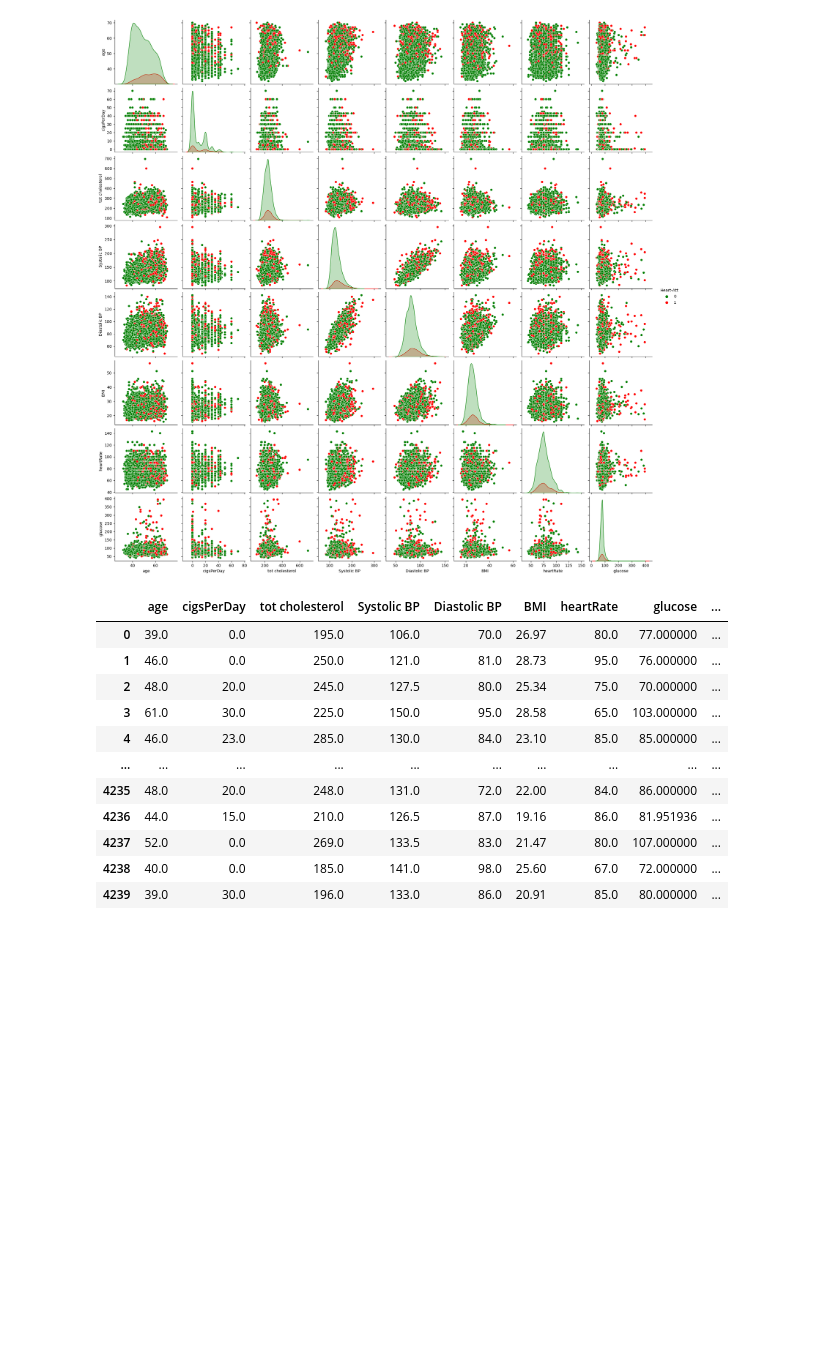
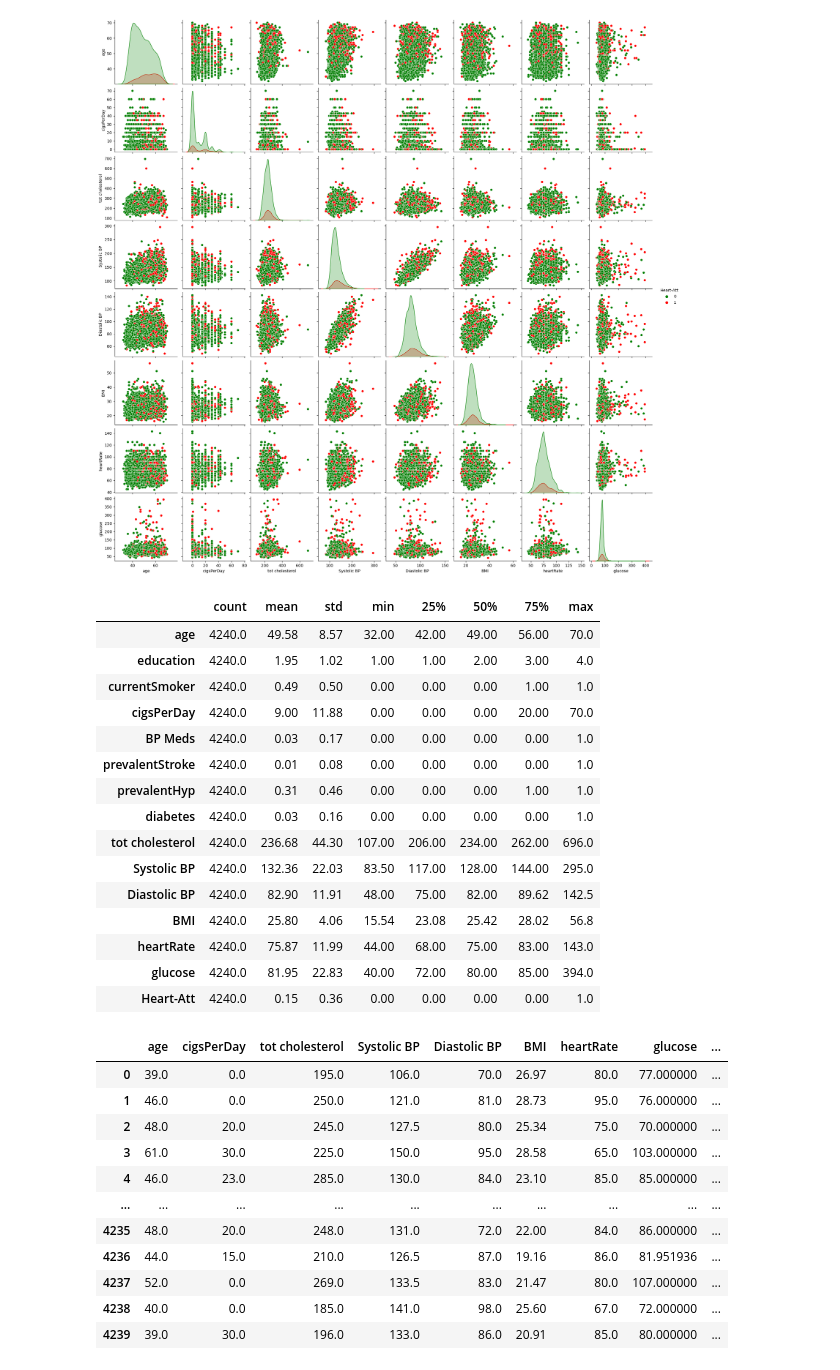
Before and after one commit to Harsh-bharwani/AI, a Jupyter notebook: Self Practice.ipynb, the cells around one changed output. Cells and saved outputs as stored; diff of their text form; code cells hidden in the pictures; blank space fills up the shorter version.

```diff
--- a/Self Practice.ipynb
+++ b/Self Practice.ipynb
@@ -319,6 +355,25 @@ sns.pairplot(df[num+['Heart-Att']],hue="Heart-Att", palette=["Green", "Red"])
 # %% [output]
 <seaborn.axisgrid.PairGrid at 0x...>
 [figure]
+# %%
+round(df.describe().T, 2)
+# %% [output]
+|  | count | mean | std | min | 25% | 50% | 75% | max |
+| age | 4240.0 | 49.58 | 8.57 | 32.00 | 42.00 | 49.00 | 56.00 | 70.0 |
+| education | 4240.0 | 1.95 | 1.02 | 1.00 | 1.00 | 2.00 | 3.00 | 4.0 |
+| currentSmoker | 4240.0 | 0.49 | 0.50 | 0.00 | 0.00 | 0.00 | 1.00 | 1.0 |
+| cigsPerDay | 4240.0 | 9.00 | 11.88 | 0.00 | 0.00 | 0.00 | 20.00 | 70.0 |
+| BP Meds | 4240.0 | 0.03 | 0.17 | 0.00 | 0.00 | 0.00 | 0.00 | 1.0 |
+| prevalentStroke | 4240.0 | 0.01 | 0.08 | 0.00 | 0.00 | 0.00 | 0.00 | 1.0 |
+| prevalentHyp | 4240.0 | 0.31 | 0.46 | 0.00 | 0.00 | 0.00 | 1.00 | 1.0 |
+| diabetes | 4240.0 | 0.03 | 0.16 | 0.00 | 0.00 | 0.00 | 0.00 | 1.0 |
+| tot cholesterol | 4240.0 | 236.68 | 44.30 | 107.00 | 206.00 | 234.00 | 262.00 | 696.0 |
+| Systolic BP | 4240.0 | 132.36 | 22.03 | 83.50 | 117.00 | 128.00 | 144.00 | 295.0 |
+| Diastolic BP | 4240.0 | 82.90 | 11.91 | 48.00 | 75.00 | 82.00 | 89.62 | 142.5 |
+| BMI | 4240.0 | 25.80 | 4.06 | 15.54 | 23.08 | 25.42 | 28.02 | 56.8 |
+| heartRate | 4240.0 | 75.87 | 11.99 | 44.00 | 68.00 | 75.00 | 83.00 | 143.0 |
+| glucose | 4240.0 | 81.95 | 22.83 | 40.00 | 72.00 | 80.00 | 85.00 | 394.0 |
+| Heart-Att | 4240.0 | 0.15 | 0.36 | 0.00 | 0.00 | 0.00 | 0.00 | 1.0 |
 # %%
 df[num+['Heart-Att']]
 # %% [output]
```
Also changed, not shown: parts of 14 cells of this notebook.
